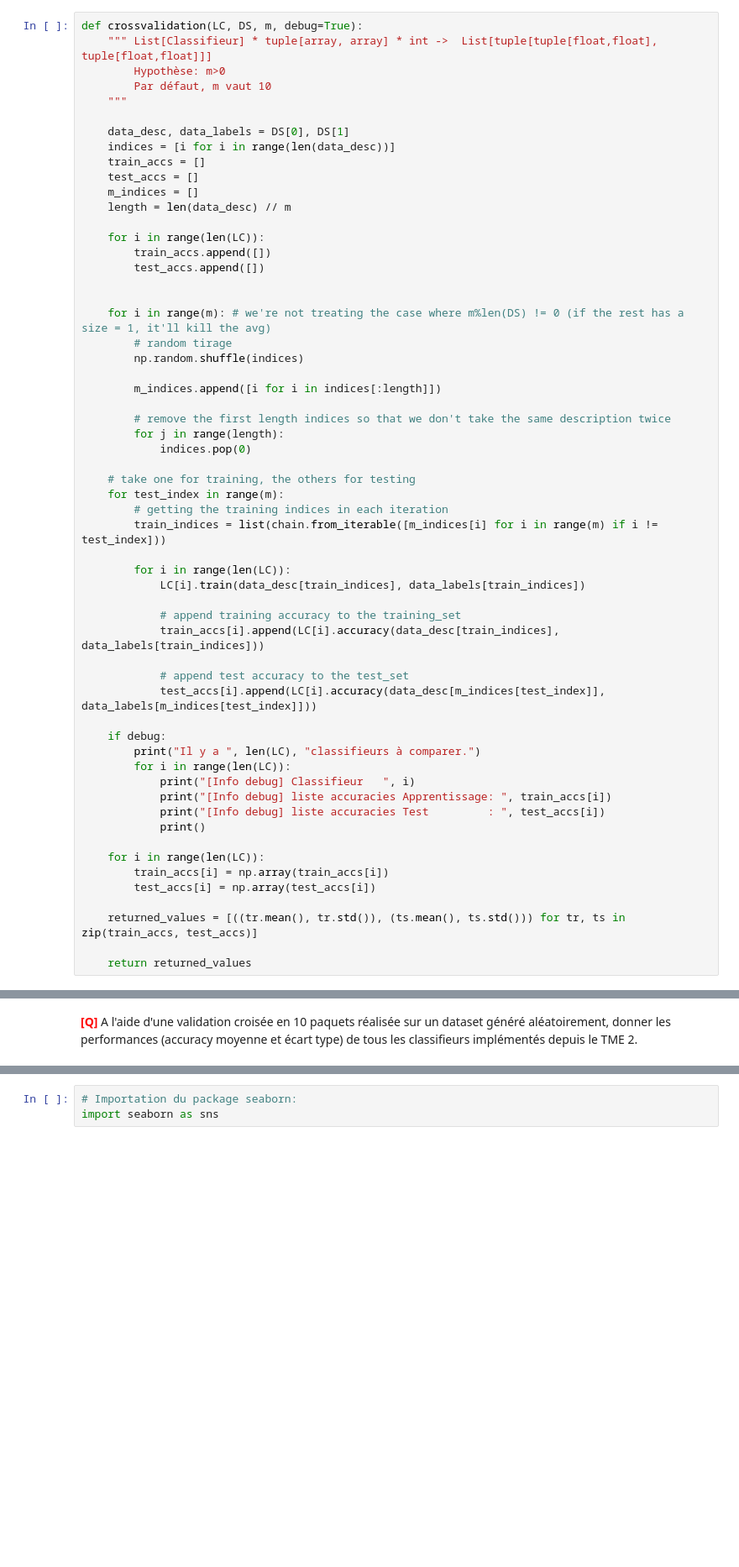
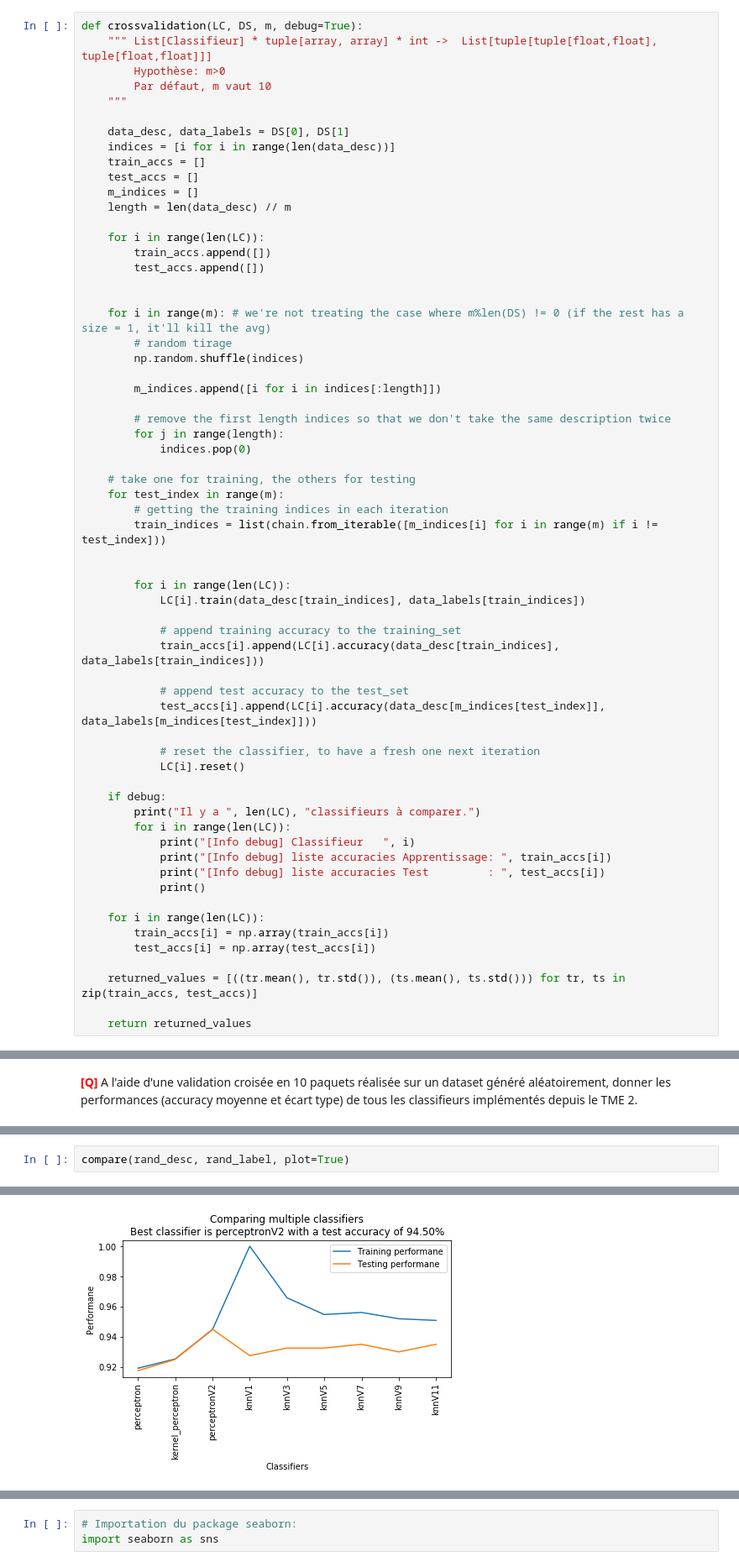
Before and after one commit to shetsecure/3i026, a Jupyter notebook: tme-05/tme-05.ipynb, the cells around one changed output, grey strips where cells are left out. Shown: that part at 84% size. Saved outputs shown, nothing was run; the diff lists cells and outputs as text; blank space fills up the shorter version.

```diff
--- a/tme-05/tme-05.ipynb
+++ b/tme-05/tme-05.ipynb
@@ -274,6 +274,7 @@ def crossvalidation(LC, DS, m, debug=True):
         # getting the training indices in each iteration
         train_indices = list(chain.from_iterable([m_indices[i] for i in range(m) if i != test_index]))
 
+
         for i in range(len(LC)):
             LC[i].train(data_desc[train_indices], data_labels[train_indices])
 
@@ -282,6 +283,9 @@ def crossvalidation(LC, DS, m, debug=True):
 
             # append test accuracy to the test_set
             test_accs[i].append(LC[i].accuracy(data_desc[m_indices[test_index]], data_labels[m_indices[test_index]]))
+
+            # reset the classifier, to have a fresh one next iteration
+            LC[i].reset()
 
     if debug:
         print("Il y a ", len(LC), "classifieurs à comparer.")
@@ -339,0 +400,3 @@ Classifieur  ClassifierPerceptron [2] rate=0.01 et w=[0.3379544  0.27966031]
+# %%
+compare(rand_desc, rand_label, plot=True)
+# %% [output]
@@ -340,3 +420,4 @@ Classifieur  ClassifierPerceptron [2] rate=0.01 et w=[0.3379544  0.27966031]
+[figure, added]
 # %% [markdown]
 ### Expérimentations de  classifieurs sur des données réelles
 
```
Also changed, not shown: parts of 14 cells of this notebook, 3 other files.
